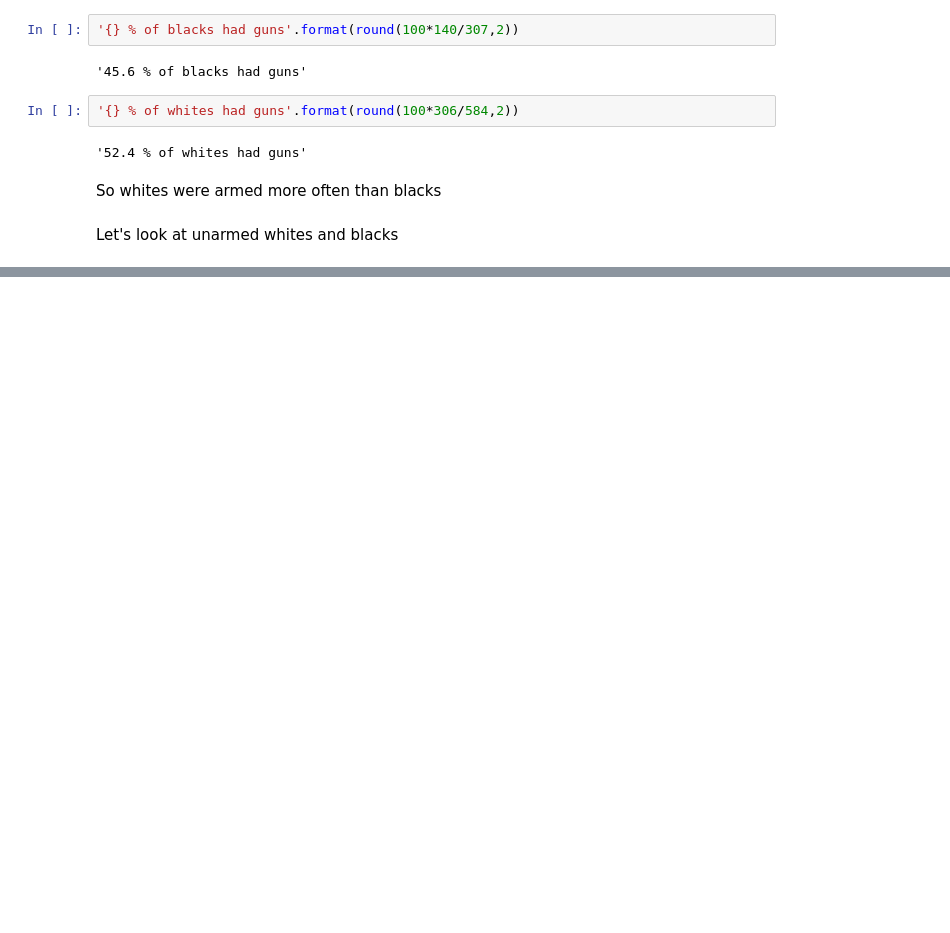
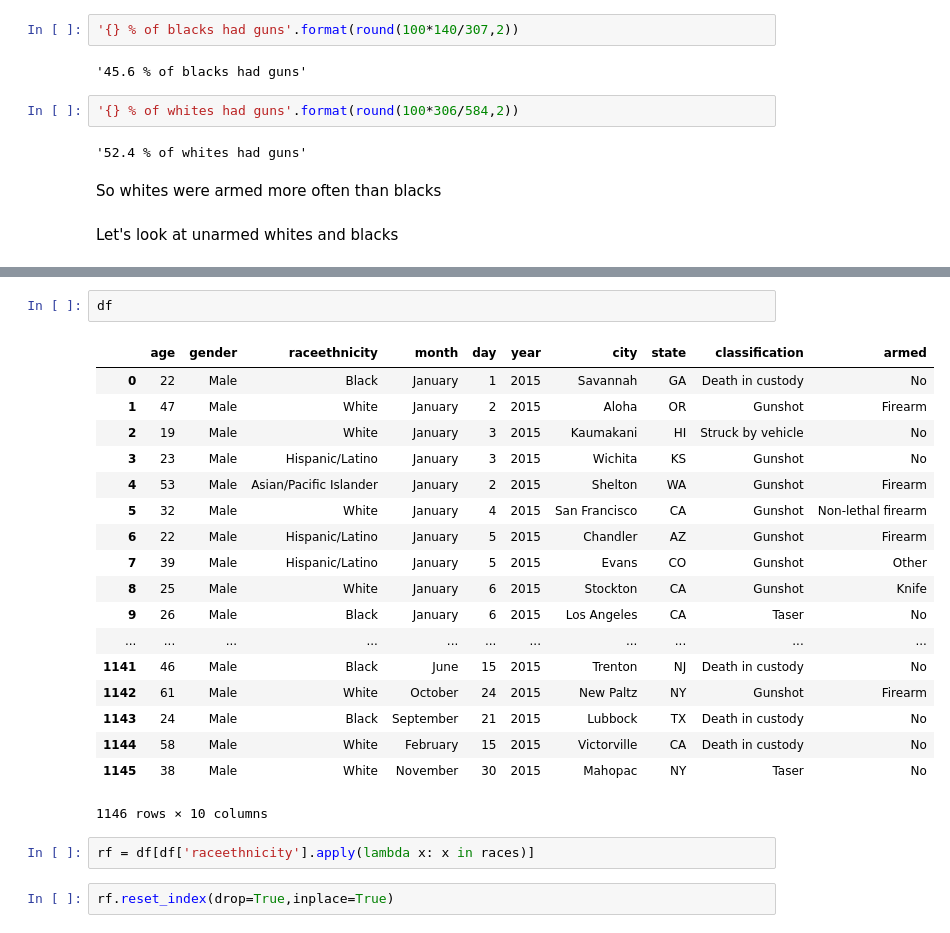
Before and after one commit to minasso/Police_Shootings, a Jupyter notebook: Exploratory_data_analysis.ipynb, the cells around one changed output, grey strips where cells are left out. Drawn from its saved outputs; the diff is of its cells as text; blank space fills up the shorter version.

```diff
--- a/Exploratory_data_analysis.ipynb
+++ b/Exploratory_data_analysis.ipynb
@@ -163,0 +230,25 @@ Let's look at unarmed whites and blacks
+# %%
+df
+# %% [output]
+|  | age | gender | raceethnicity | month | day | year | city | state | classification | armed |
+| 0 | 22 | Male | Black | January | 1 | 2015 | Savannah | GA | Death in custody | No |
+| 1 | 47 | Male | White | January | 2 | 2015 | Aloha | OR | Gunshot | Firearm |
+| 2 | 19 | Male | White | January | 3 | 2015 | Kaumakani | HI | Struck by vehicle | No |
+| 3 | 23 | Male | Hispanic/Latino | January | 3 | 2015 | Wichita | KS | Gunshot | No |
+| 4 | 53 | Male | Asian/Pacific Islander | January | 2 | 2015 | Shelton | WA | Gunshot | Firearm |
+| 5 | 32 | Male | White | January | 4 | 2015 | San Francisco | CA | Gunshot | Non-lethal firearm |
+| 6 | 22 | Male | Hispanic/Latino | January | 5 | 2015 | Chandler | AZ | Gunshot | Firearm |
+| 7 | 39 | Male | Hispanic/Latino | January | 5 | 2015 | Evans | CO | Gunshot | Other |
+| 8 | 25 | Male | White | January | 6 | 2015 | Stockton | CA | Gunshot | Knife |
+| 9 | 26 | Male | Black | January | 6 | 2015 | Los Angeles | CA | Taser | No |
+| ... | ... | ... | ... | ... | ... | ... | ... | ... | ... | ... |
+| 1141 | 46 | Male | Black | June | 15 | 2015 | Trenton | NJ | Death in custody | No |
+| 1142 | 61 | Male | White | October | 24 | 2015 | New Paltz | NY | Gunshot | Firearm |
+| 1143 | 24 | Male | Black | September | 21 | 2015 | Lubbock | TX | Death in custody | No |
+| 1144 | 58 | Male | White | February | 15 | 2015 | Victorville | CA | Death in custody | No |
+| 1145 | 38 | Male | White | November | 30 | 2015 | Mahopac | NY | Taser | No |
+1146 rows × 10 columns
+# %%
+rf = df[df['raceethnicity'].apply(lambda x: x in races)]
+# %%
+rf.reset_index(drop=True,inplace=True)
```
Also changed, not shown: parts of 27 cells of this notebook, 8 other files.
